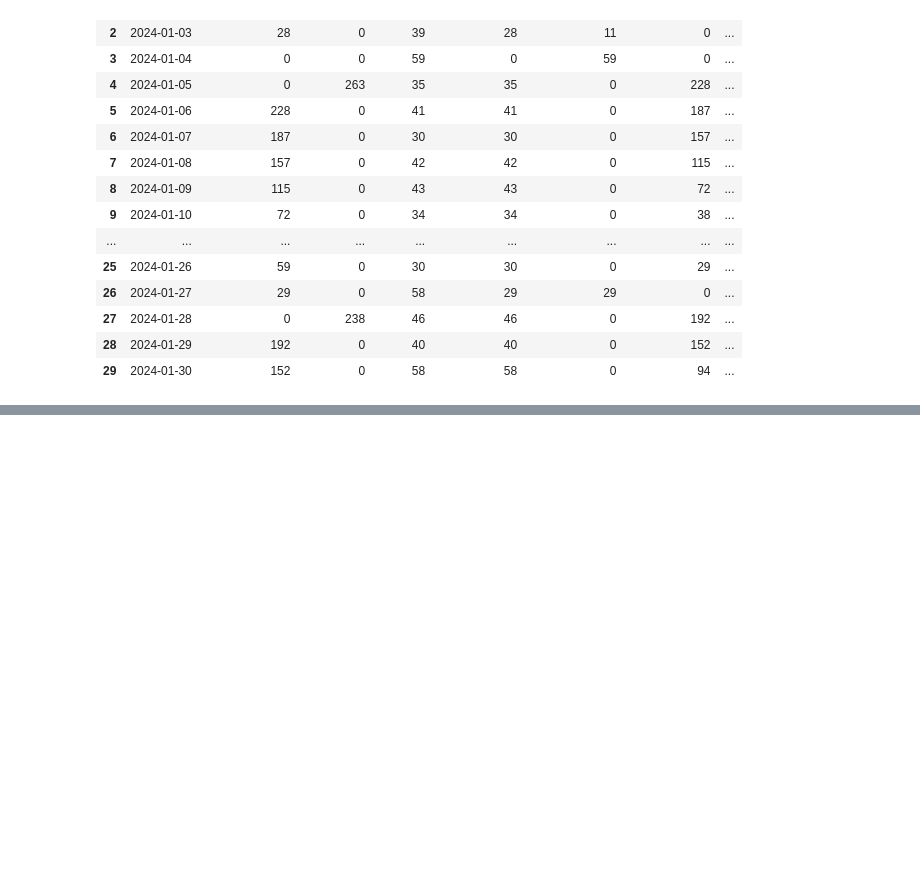
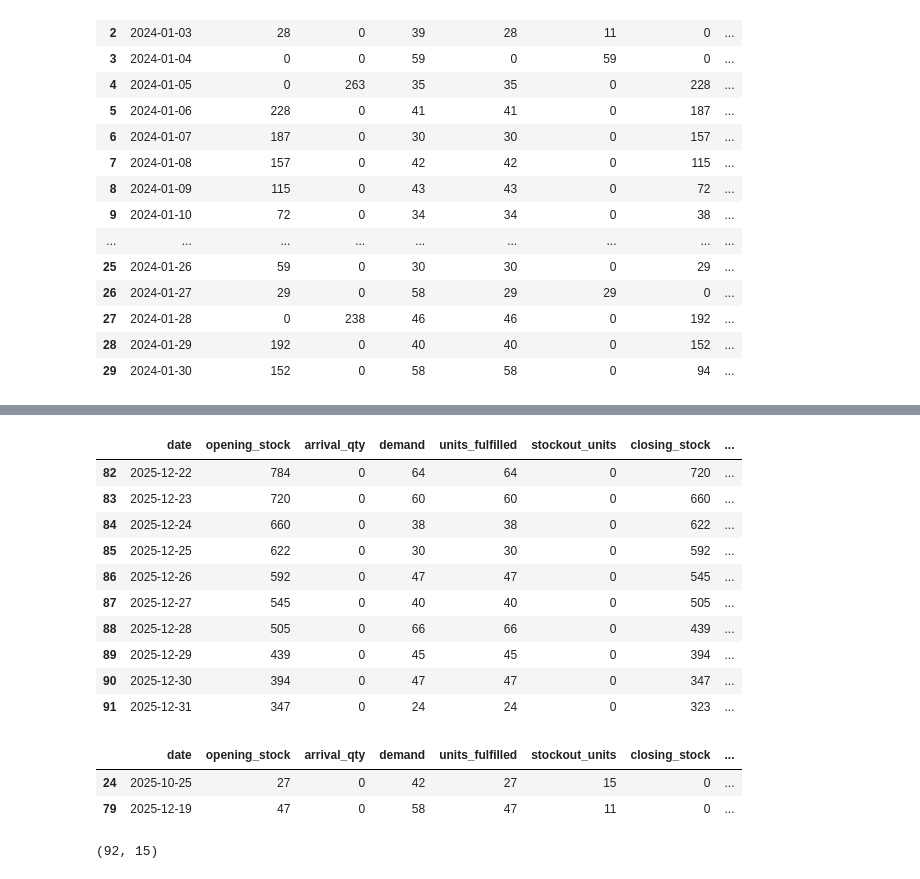
Before and after one commit to Durvank707/opsell-ai-ml-prep, a Jupyter notebook: EcomAI-OS/notebooks/03_inventory_simulation_v2.ipynb, the cells around one changed output, grey strips where cells are left out. Cells and saved outputs as stored; diff of their text form; code cells hidden in the pictures; blank space fills up the shorter version.

```diff
--- a/EcomAI-OS/notebooks/03_inventory_simulation_v2.ipynb
+++ b/EcomAI-OS/notebooks/03_inventory_simulation_v2.ipynb
@@ -255,0 +747,25 @@ simulation
+# %%
+backtest_results.tail(10)
+# %% [output]
+|  | date | opening_stock | arrival_qty | demand | units_fulfilled | stockout_units | closing_stock | ... |
+| 82 | 2025-12-22 | 784 | 0 | 64 | 64 | 0 | 720 | ... |
+| 83 | 2025-12-23 | 720 | 0 | 60 | 60 | 0 | 660 | ... |
+| 84 | 2025-12-24 | 660 | 0 | 38 | 38 | 0 | 622 | ... |
+| 85 | 2025-12-25 | 622 | 0 | 30 | 30 | 0 | 592 | ... |
+| 86 | 2025-12-26 | 592 | 0 | 47 | 47 | 0 | 545 | ... |
+| 87 | 2025-12-27 | 545 | 0 | 40 | 40 | 0 | 505 | ... |
+| 88 | 2025-12-28 | 505 | 0 | 66 | 66 | 0 | 439 | ... |
+| 89 | 2025-12-29 | 439 | 0 | 45 | 45 | 0 | 394 | ... |
+| 90 | 2025-12-30 | 394 | 0 | 47 | 47 | 0 | 347 | ... |
+| 91 | 2025-12-31 | 347 | 0 | 24 | 24 | 0 | 323 | ... |
+# %%
+
+backtest_results[backtest_results["stockout_units"] > 0]
+# %% [output]
+|  | date | opening_stock | arrival_qty | demand | units_fulfilled | stockout_units | closing_stock | ... |
+| 24 | 2025-10-25 | 27 | 0 | 42 | 27 | 15 | 0 | ... |
+| 79 | 2025-12-19 | 47 | 0 | 58 | 47 | 11 | 0 | ... |
+# %%
+backtest_results.shape
+# %% [output]
+(92, 15)
```
Also changed, not shown: parts of 62 cells of this notebook, 2 other files.
